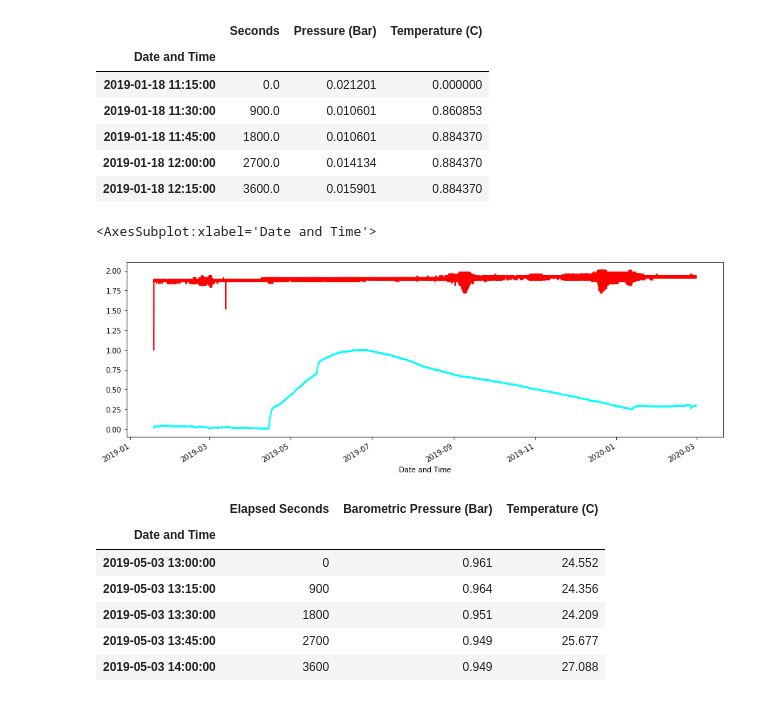
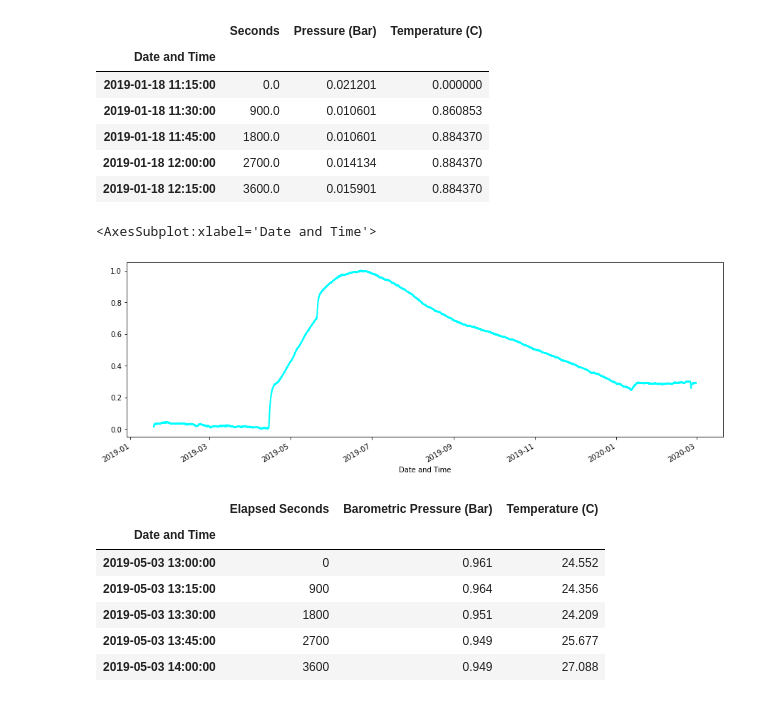
Before and after one commit to SerpRateAI/boreholeAcoustics, a Jupyter notebook: proposal/proposal-plots-more-data-from-rob.ipynb, the cells around one changed output. Cells and saved outputs as stored; diff of their text form; code cells hidden in the pictures.

```diff
--- a/proposal/proposal-plots-more-data-from-rob.ipynb
+++ b/proposal/proposal-plots-more-data-from-rob.ipynb
@@ -85,7 +87,8 @@ ba1b_waterlevel['Pressure (mBar)'].plot(ax=ax)
 <AxesSubplot:xlabel='Date'>
 [figure]
 # %%
-ba1d_otherpt = pd.read_excel('proposal/BA1D_p_T_2019_2020_1.xlsx')
+# ba1d_otherpt = pd.read_excel('proposal/BA1D_p_T_2019_2020_1.xlsx')
+ba1d_otherpt = pd.read_excel('BA1D_p_T_2019_2020_1.xlsx')
 ba1d_otherpt.columns = [c.strip() for c in ba1d_otherpt.columns]
 ba1d_otherpt['Date and Time'] = pd.to_datetime(ba1d_otherpt['Date and Time'])
 ba1d_otherpt.set_index('Date and Time', inplace=True)
@@ -106,10 +109,10 @@ ba1d_otherpt.head()
 # %%
 fig, ax = plt.subplots(figsize=(15, 5))
 ba1d_otherpt['Pressure (Bar)'].plot(ax=ax, color='cyan', linewidth=2)
-(ba1d_otherpt['Temperature (C)']+1).plot(ax=ax, color='red', linewidth=2)
+# (ba1d_otherpt['Temperature (C)']+1).plot(ax=ax, color='red', linewidth=2)
 # %% [output]
 <AxesSubplot:xlabel='Date and Time'>
-[figure, old version]
+[figure, new version]
 # %%
 barolog = pd.read_excel('proposal/Barolog_May2019_March2020.xlsx')
 barolog.columns = [c.strip() for c in barolog.columns]
```
Also changed, not shown: parts of 3 cells of this notebook, 6 other files.
